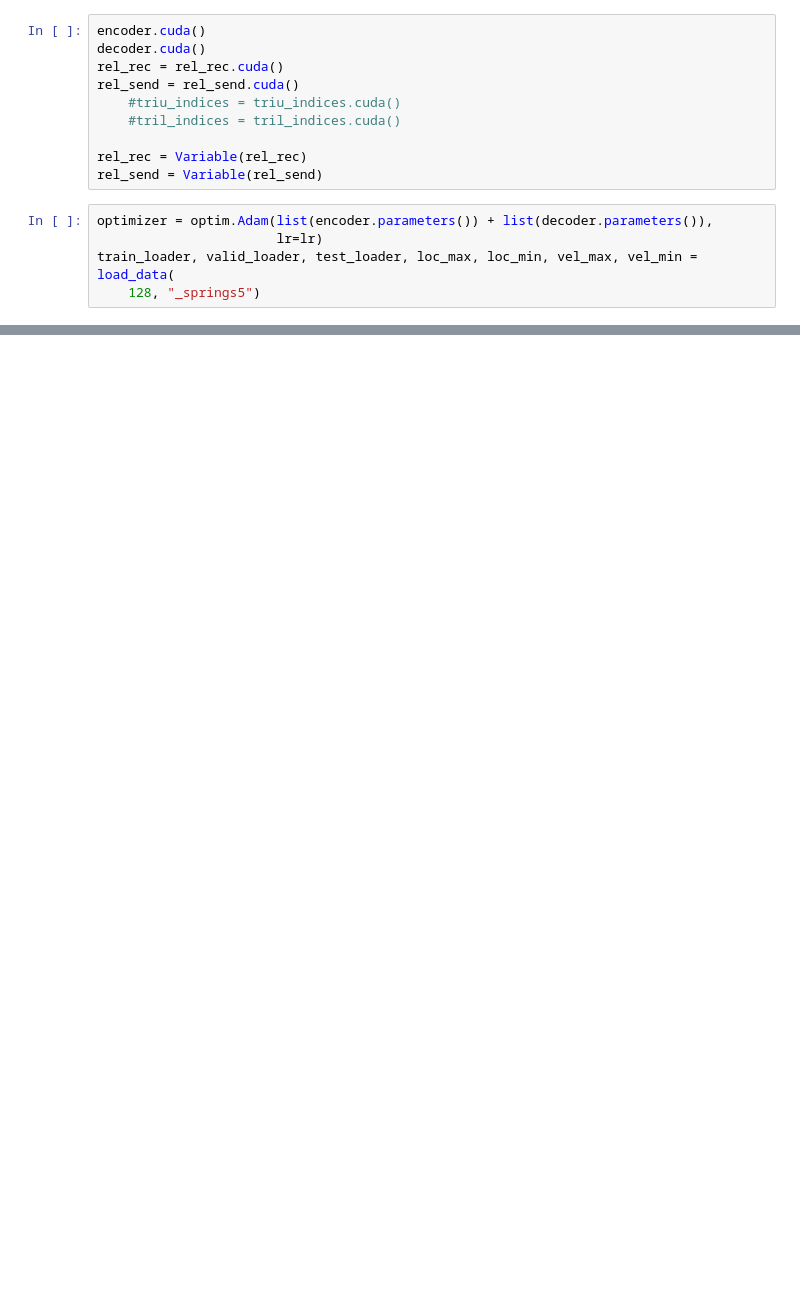
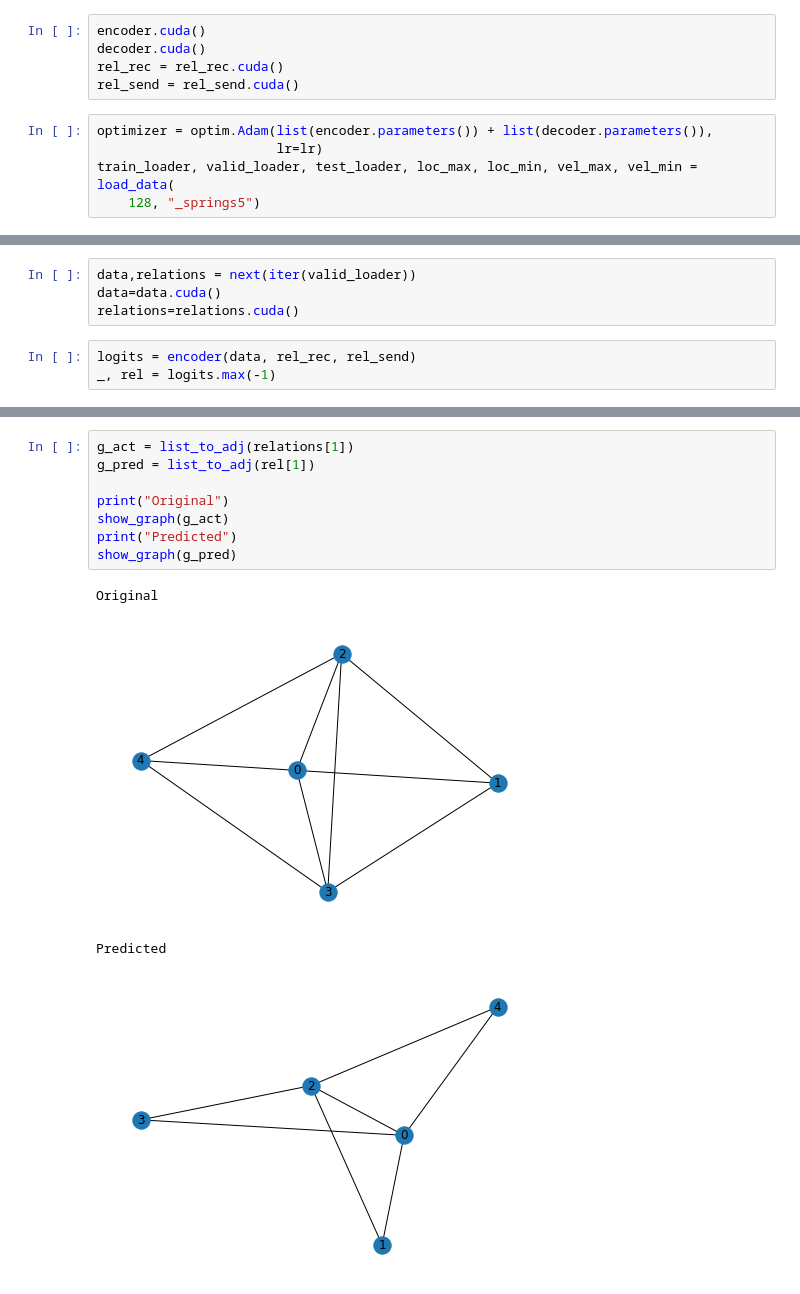
Before and after one commit to alpz/discrete-sampling, a Jupyter notebook: graphs.ipynb, the cells around one changed output, grey strips where cells are left out. Saved outputs shown, nothing was run; the diff lists cells and outputs as text; blank space fills up the shorter version.

```diff
--- a/graphs.ipynb
+++ b/graphs.ipynb
@@ -387,11 +393,6 @@ encoder.cuda()
 decoder.cuda()
 rel_rec = rel_rec.cuda()
 rel_send = rel_send.cuda()
-    #triu_indices = triu_indices.cuda()
-    #tril_indices = tril_indices.cuda()
-
-rel_rec = Variable(rel_rec)
-rel_send = Variable(rel_send)
 # %%
 optimizer = optim.Adam(list(encoder.parameters()) + list(decoder.parameters()),
                        lr=lr)
@@ -505,0 +511,7 @@ Epoch: 0009 nll_train: 1870.4181994660 kl_train: -0.2984925324 mse_train: 0.0009
+# %%
+data,relations = next(iter(valid_loader))
+data=data.cuda()
+relations=relations.cuda()
+# %%
+logits = encoder(data, rel_rec, rel_send)
+_, rel = logits.max(-1)
@@ -505,0 +526,13 @@ Epoch: 0009 nll_train: 1870.4181994660 kl_train: -0.2984925324 mse_train: 0.0009
+# %%
+g_act = list_to_adj(relations[1])
+g_pred = list_to_adj(rel[1])
+
+print("Original")
+show_graph(g_act)
+print("Predicted")
+show_graph(g_pred)
+# %% [output]
+Original
+[figure, added]
+Predicted
+[figure, added]
```
Also changed, not shown: parts of 12 cells of this notebook, 1 other file.
